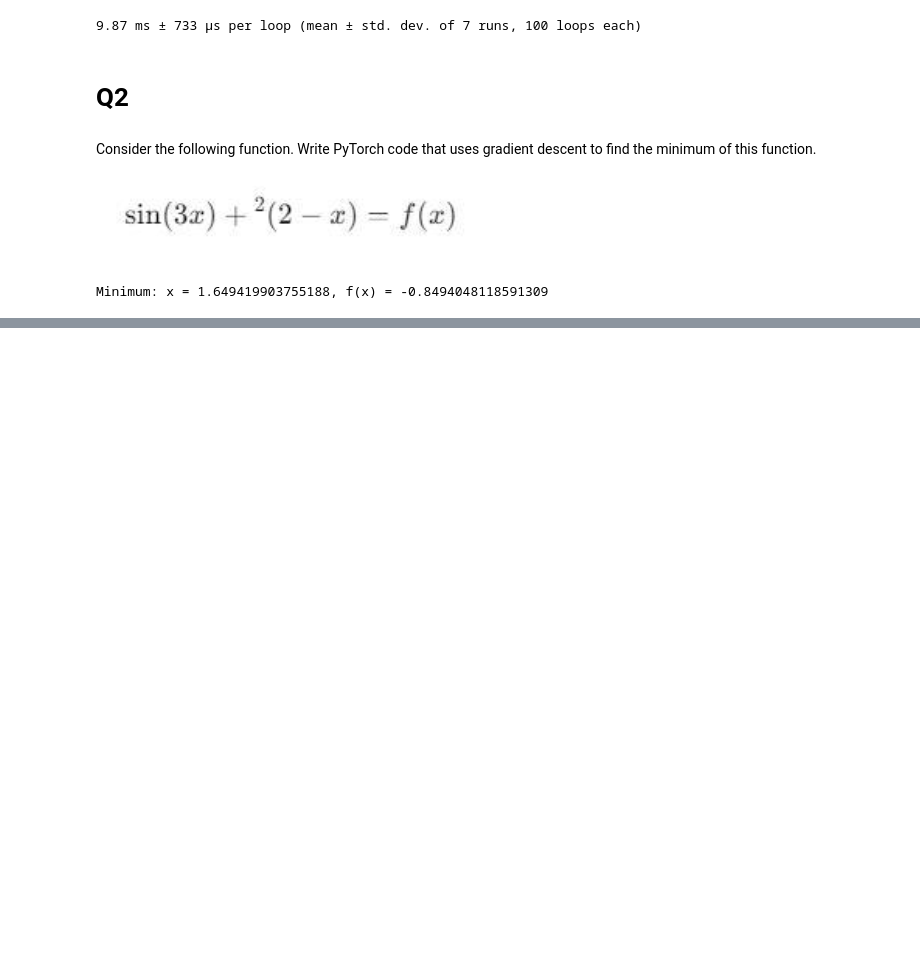
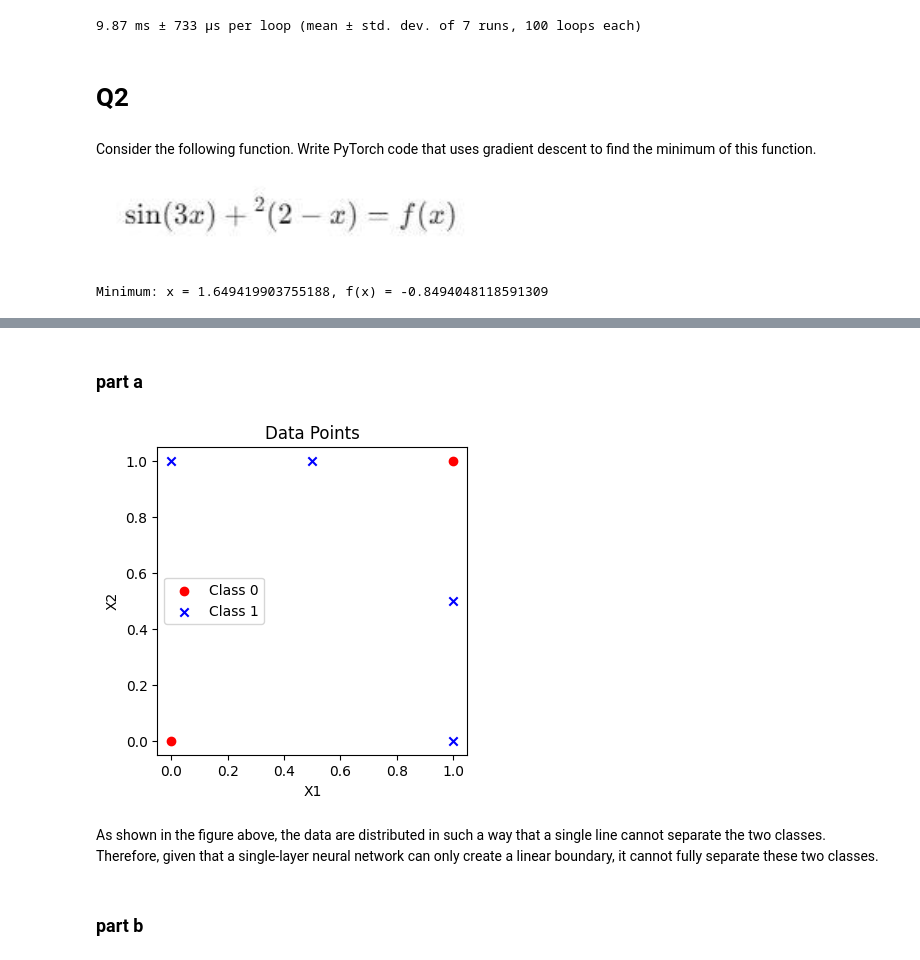
Before and after one commit to ZhrArhZ/DeepLearningIUT, a Jupyter notebook: coursework/1.MLP/HW1.ipynb, the cells around one changed output, grey strips where cells are left out. Cells and saved outputs as stored; diff of their text form; code cells hidden in the pictures; blank space fills up the shorter version.

```diff
--- a/coursework/1.MLP/HW1.ipynb
+++ b/coursework/1.MLP/HW1.ipynb
@@ -64,0 +73,34 @@ Minimum: x = 1.649419903755188, f(x) = -0.8494048118591309
+# %% [markdown]
+### part a
+# %%
+# [Y, X2, X1]
+data = torch.tensor([
+    [0, 0, 0],
+    [1, 1, 0],
+    [1, 0, 1],
+    [0, 1, 1],
+    [1, 0.5, 1],
+    [1, 1, 0.5]
+], dtype=torch.float32)
+# %%
+X = data[:, 1:]
+X2 = X[:, 0].numpy()
+X1 = X[:, 1].numpy()
+y = data[:, 0].numpy()
+# %%
+plt.figure(figsize=(4, 4))
+
+plt.scatter(X1[(y == 0)], X2[(y == 0)], color='red', marker='o', label='Class 0')
+plt.scatter(X1[(y == 1)], X2[(y == 1)], color='blue', marker='x', label='Class 1')
+
+plt.xlabel('X1')
+plt.ylabel('X2')
+plt.title('Data Points')
+plt.legend()
+plt.show()
+# %% [output]
+[figure, added]
+# %% [markdown]
+As shown in the figure above, the data are distributed in such a way that a single line cannot separate the two classes. Therefore, given that a single-layer neural network can only create a linear boundary, it cannot fully separate these two classes.
+# %% [markdown]
+### part b
```
Also changed, not shown: parts of 11 cells of this notebook.
